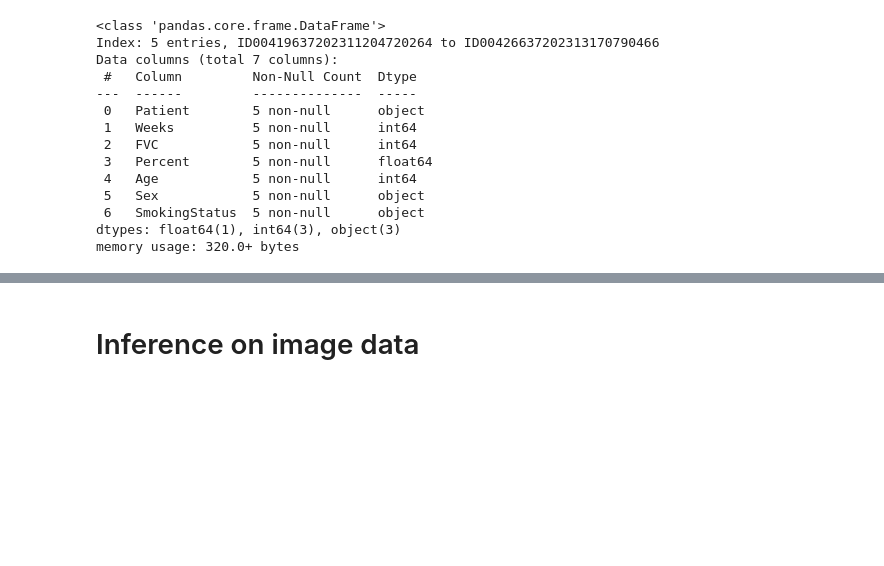
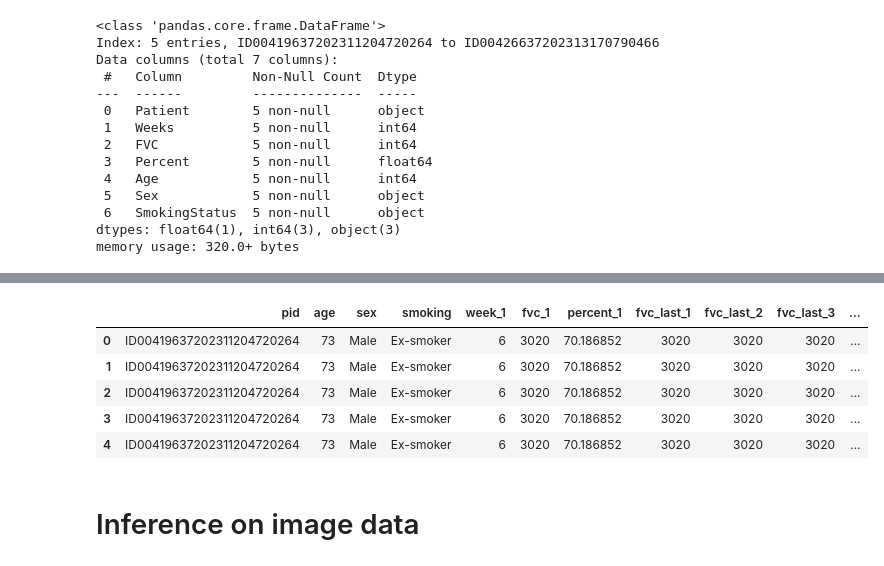
Before and after one commit to seahrh/kaggle-osic-pulmonary-fibrosis-progression, a Jupyter notebook: submit.ipynb, the cells around one changed output, grey strips where cells are left out. Cells and saved outputs as stored; diff of their text form; code cells hidden in the pictures; blank space fills up the shorter version.

```diff
--- a/submit.ipynb
+++ b/submit.ipynb
@@ -165,6 +188,7 @@ print(f'{len(patients)} patients image data')
 # %% [output]
 5 patients image data
 # %%
+rows = []
 noscan_patients: Set[str] = set()
 for patient in patients:
     dir = f'{OUTPUT}/{patient}'
@@ -172,13 +196,19 @@ for patient in patients:
     try:
         if patient == 'ID00426637202313170790466':
             raise ValueError('deliberately omitting a public test set patient')
-        frames = preprocess(f"{IMG_DATA}/{patient}")
+        frames, features = preprocess(f"{IMG_DATA}/{patient}")
     except Exception as ex:
         print(f'patient={patient}, Error={ex}')
         noscan_patients.add(patient)
         continue
     for i in range(len(frames)):
         im =  Image.fromarray(frames[i], mode='RGB')
-        im.save(f"{dir}/{i + 1}.png")
+        filename = f"{i + 1}.png"
+        im.save(f"{dir}/{filename}")
+        row = {}
+        row['img'] = f"{patient}/{filename}"
+        row['lung_area'] = features[i].lung_area
+        row['tissue_area'] = features[i].tissue_area
+        rows.append(row)
 # %% [output]
 patient=ID00426637202313170790466, Error=deliberately omitting a public test set patient
@@ -247,6 +296,7 @@ def set_last_visits(
 
 
 
+
 rows = []
 row: Dict[str, Any] = {}
 prev = None
@@ -283,7 +333,19 @@ if len(row) != 0:
     rows += explode(row, OUTPUT)
 
 
-schema = {
+
+imf.set_index(['img'], drop=True, inplace=True)
+for row in rows:
+    k = row['img']
+    row['lung_area'] = imf.loc[k]['lung_area']
+    row['tissue_area'] = imf.loc[k]['tissue_area']
+    row['lung_tissue_ratio'] = row['lung_area'] / row['tissue_area']
+
+
+
+
+test = pd.DataFrame.from_records(rows)
+test = test.astype({
     'pid': str,
     'img': str,
     'age': np.uint8,
@@ -298,9 +360,10 @@ schema = {
     'week_last_1': np.int16,
     'week_last_2': np.int16,
     'week_last_3': np.int16,
-}
-test = pd.DataFrame.from_records(rows)
-test = test.astype(schema)
+    'lung_area': np.uint32,
+    'tissue_area': np.uint32,
+    'lung_tissue_ratio': np.float32
+})
 test.info()
 # %% [output]
 <class 'pandas.core.frame.DataFrame'>
@@ -323,3 +386,12 @@ memory usage: 44.3+ KB
+# %%
+test.head()
+# %% [output]
+|  | pid | age | sex | smoking | week_1 | fvc_1 | percent_1 | fvc_last_1 | fvc_last_2 | fvc_last_3 | ... |
+| 0 | ID00419637202311204720264 | 73 | Male | Ex-smoker | 6 | 3020 | 70.186852 | 3020 | 3020 | 3020 | ... |
+| 1 | ID00419637202311204720264 | 73 | Male | Ex-smoker | 6 | 3020 | 70.186852 | 3020 | 3020 | 3020 | ... |
+| 2 | ID00419637202311204720264 | 73 | Male | Ex-smoker | 6 | 3020 | 70.186852 | 3020 | 3020 | 3020 | ... |
+| 3 | ID00419637202311204720264 | 73 | Male | Ex-smoker | 6 | 3020 | 70.186852 | 3020 | 3020 | 3020 | ... |
+| 4 | ID00419637202311204720264 | 73 | Male | Ex-smoker | 6 | 3020 | 70.186852 | 3020 | 3020 | 3020 | ... |
 # %% [markdown]
 # Inference on image data
 # %%
```
Also changed, not shown: parts of 13 cells of this notebook, 1 other file.
